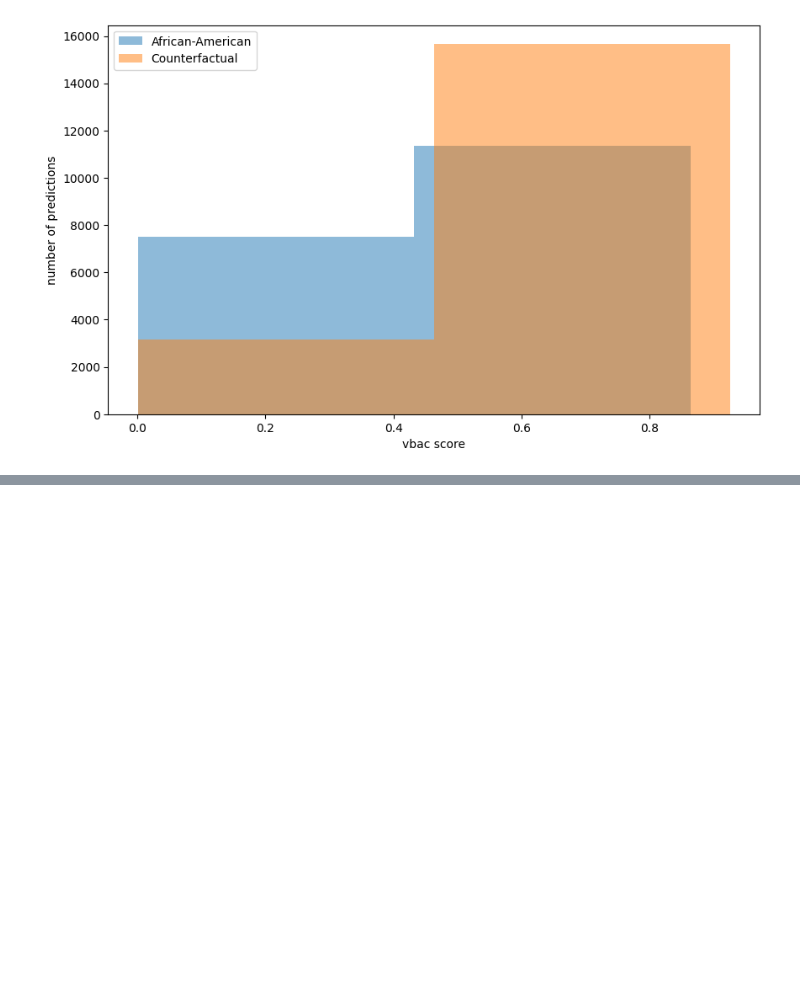
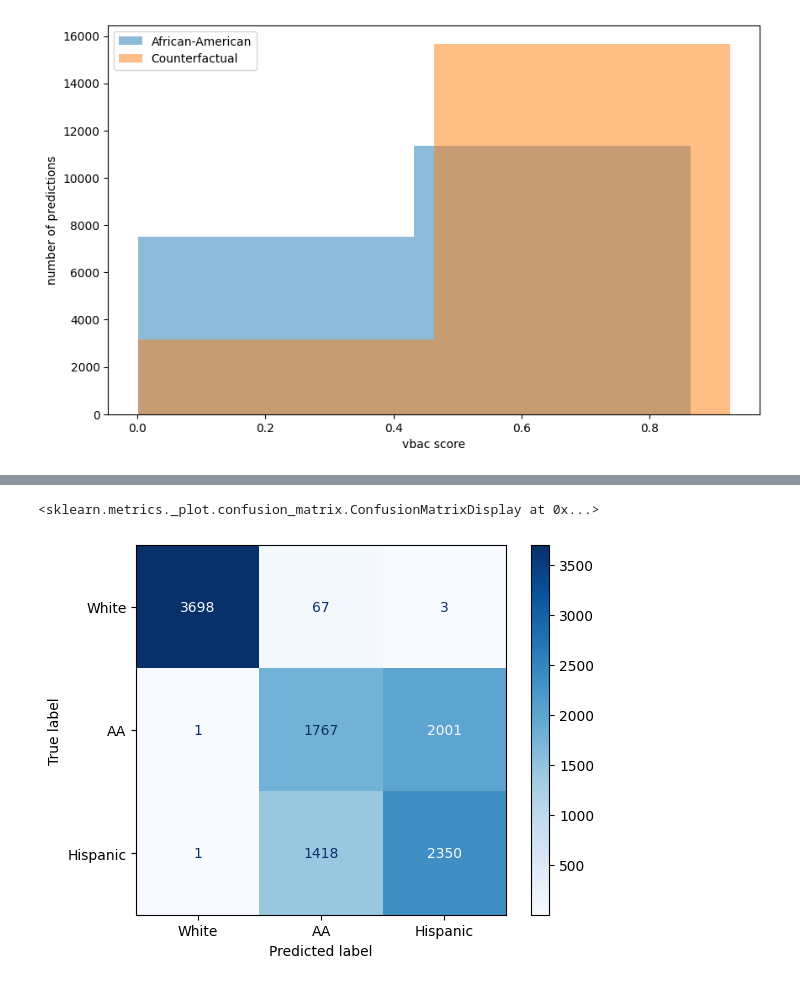
Before and after one commit to chess10kp/compass, a Jupyter notebook: vbac.ipynb, the cells around one changed output, grey strips where cells are left out. Saved outputs shown, nothing was run; the diff lists cells and outputs as text; code cells hidden in the pictures; blank space fills up the shorter version.

```diff
--- a/vbac.ipynb
+++ b/vbac.ipynb
@@ -386,0 +509,9 @@ plt.show()
+# %%
+from sklearn.metrics import ConfusionMatrixDisplay
+
+cm = confusion_matrix(y_test, y_pred)
+disp = ConfusionMatrixDisplay(confusion_matrix=cm, display_labels=["White","AA","Hispanic"])
+disp.plot(cmap="Blues", values_format='d')
+# %% [output]
+<sklearn.metrics._plot.confusion_matrix.ConfusionMatrixDisplay at 0x...>
+[figure, added]
```
Also changed, not shown: parts of 12 cells of this notebook.
